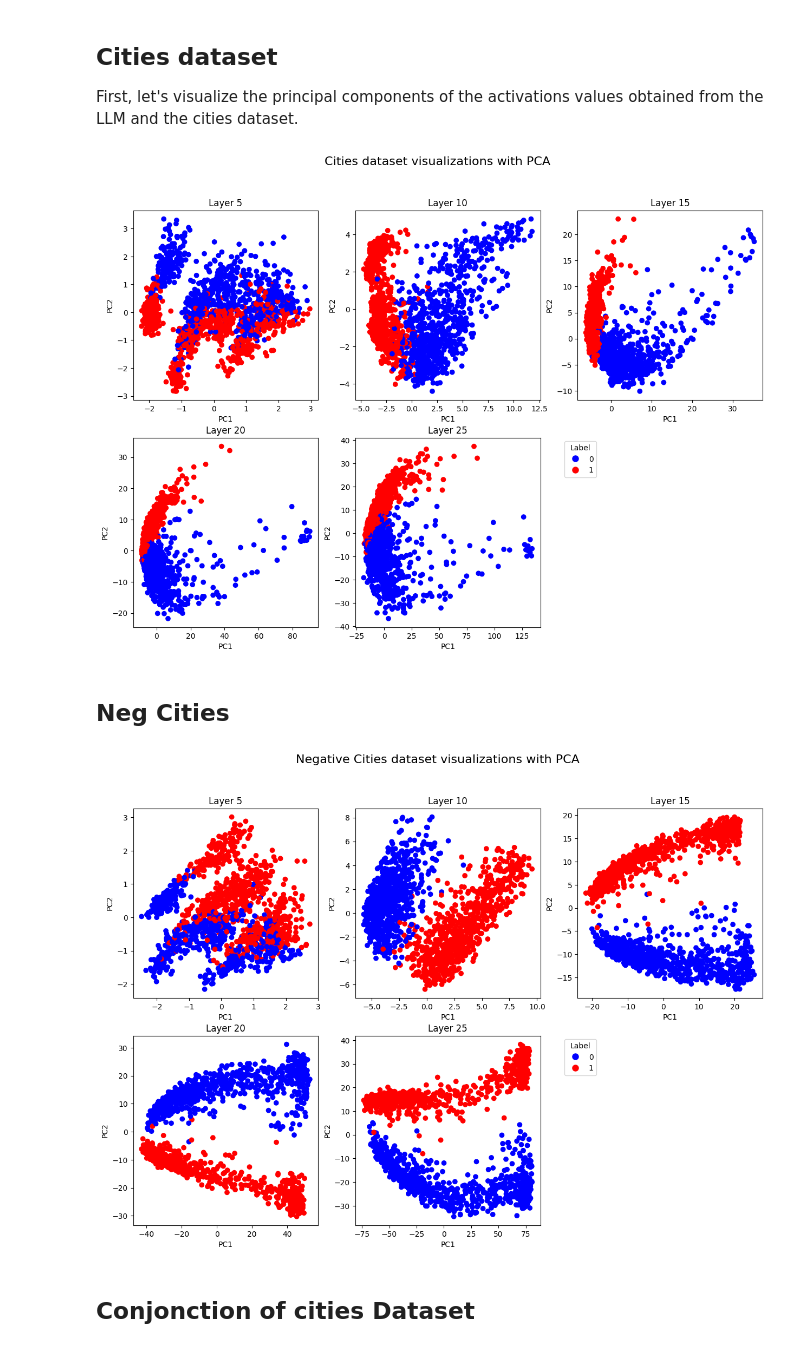
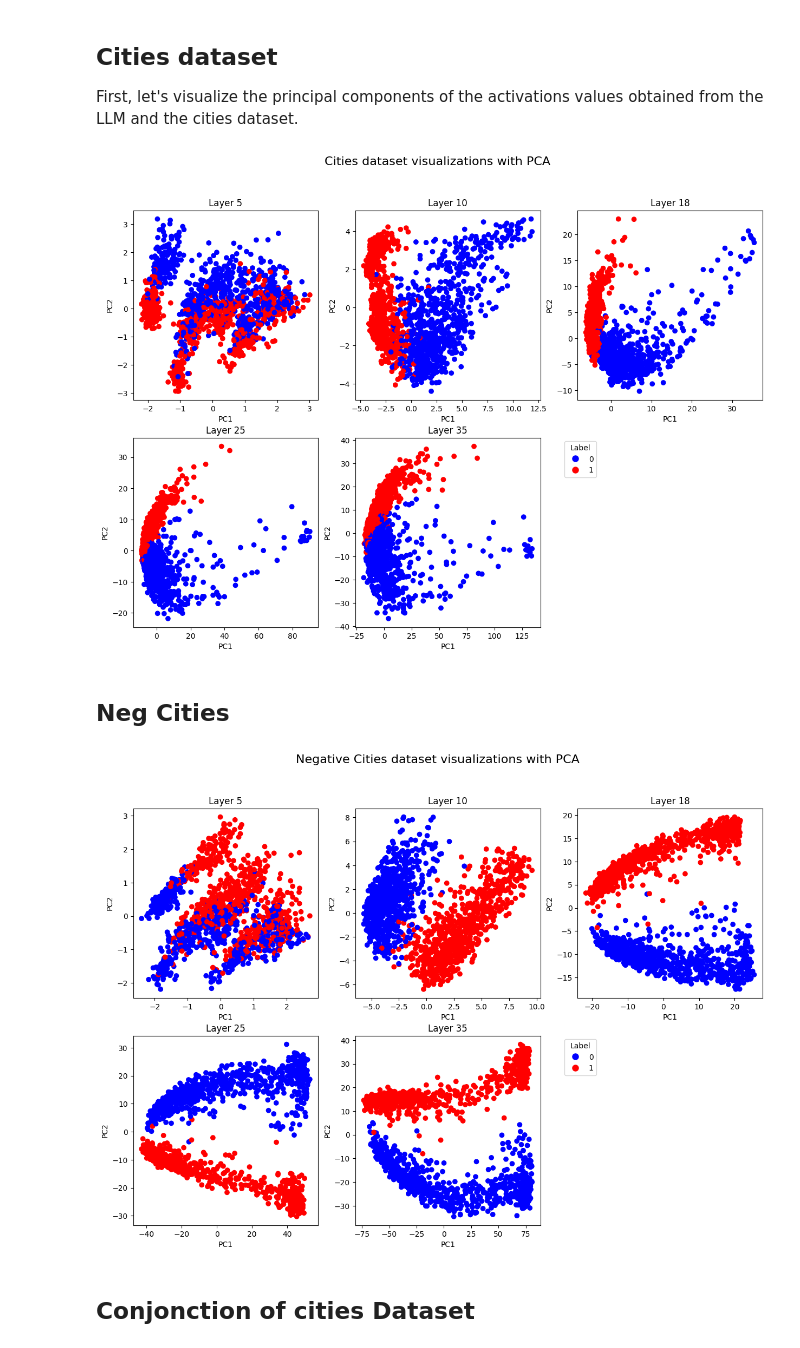
Before and after one commit to LouisCleriot/Latent-truth-detector, a Jupyter notebook: notebooks/visualize.ipynb, the cells around one changed output. Cells and saved outputs as stored; diff of their text form; code cells hidden in the pictures.

Commit message:
[+] corrections title + add projection other dataset in pca of cities

```diff
--- a/notebooks/visualize.ipynb
+++ b/notebooks/visualize.ipynb
@@ -7,10 +7,13 @@ from sklearn.decomposition import PCA
 
 def get_pca(data,n_components,data_fit=None):
     pca = PCA(n_components=n_components)
+    X = data.iloc[:,:-1]
     if data_fit is None:
-        return pca.fit_transform(data)
-    pca.fit(data_fit)
-    return pca.transform(data)
+        return pca.fit_transform(X)
+    pca.fit(data_fit.iloc[:,:-1])
+    return pca.transform(X)
+
+layers = [5,10,18,25,35]
 # %% [markdown]
 ## Cities dataset
 
@@ -23,7 +26,7 @@ cities_act_18 = pd.read_csv('../activations/cities/layer_18_output_cities.csv')
 cities_act_25 = pd.read_csv('../activations/cities/layer_25_output_cities.csv')
 cities_act_35 = pd.read_csv('../activations/cities/layer_35_output_cities.csv')
 # %%
-X_pca = [get_pca(cities_act_5, 2), get_pca(cities_act_10, 2), get_pca(cities_act_18, 2), get_pca(cities_act_25, 2), get_pca(cities_act_35, 2)]
+X_pca_c = [get_pca(cities_act_5, 2), get_pca(cities_act_10, 2), get_pca(cities_act_18, 2), get_pca(cities_act_25, 2), get_pca(cities_act_35, 2)]
 # %%
 #plot the pca_result with the label as color
 import seaborn as sns
@@ -32,8 +35,8 @@ import matplotlib.pyplot as plt
 plt.figure(figsize=(15,10))
 for i in range(5):
     plt.subplot(2,3,i+1)
-    plt.scatter(X_pca[i][:,0],X_pca[i][:,1],c=cities_act_5.iloc[:, -1],cmap='bwr')
-    plt.title('Layer ' + str(i*5+5))
+    plt.scatter(X_pca_c[i][:,0],X_pca_c[i][:,1],c=cities_act_5.iloc[:, -1],cmap='bwr')
+    plt.title('Layer ' + str(layers[i]))
     plt.xlabel('PC1')
     plt.ylabel('PC2')
 # Add a legend for 0 (blue) and 1 (true) label in the plot
@@ -44,7 +47,7 @@ plt.figlegend(handles=[plt.Line2D([0], [0], marker='o', color='w', markerfacecol
 plt.suptitle('Cities dataset visualizations with PCA', fontsize=16)
 plt.show()
 # %% [output]
-[figure, old version]
+[figure, new version]
 # %% [markdown]
 ## Neg Cities
 # %%
@@ -59,24 +62,24 @@ X_neg_c_pca = [get_pca(neg_cities_act_5, 2), get_pca(neg_cities_act_10, 2), get_
 # %%
 #plot the pca_result with the label as color
 import seaborn as sns
 import matplotlib.pyplot as plt
 
 plt.figure(figsize=(15,10))
 for i in range(5):
     plt.subplot(2,3,i+1)
     plt.scatter(X_neg_c_pca[i][:,0],X_neg_c_pca[i][:,1],c=neg_cities_act_5.iloc[:, -1],cmap='bwr')
-    plt.title('Layer ' + str(i*5+5))
+    plt.title('Layer ' + str(layers[i]))
     plt.xlabel('PC1')
     plt.ylabel('PC2')
 # Add a legend for 0 (blue) and 1 (true) label in the plot
 
 plt.figlegend(handles=[plt.Line2D([0], [0], marker='o', color='w', markerfacecolor='b', markersize=10, label='0'),
                         plt.Line2D([0], [0], marker='o', color='w', markerfacecolor='r', markersize=10, label='1')],
                  labels=['0', '1'], bbox_to_anchor=(0.7, 0.38), loc='lower right', borderaxespad=0.5, title='Label')
 plt.suptitle('Negative Cities dataset visualizations with PCA', fontsize=16)
 plt.show()
 # %% [output]
-[figure, old version]
+[figure, new version]
 # %% [markdown]
 ## Conjonction of cities Dataset
 # %%
```
Also changed, not shown: parts of 4 cells of this notebook.
